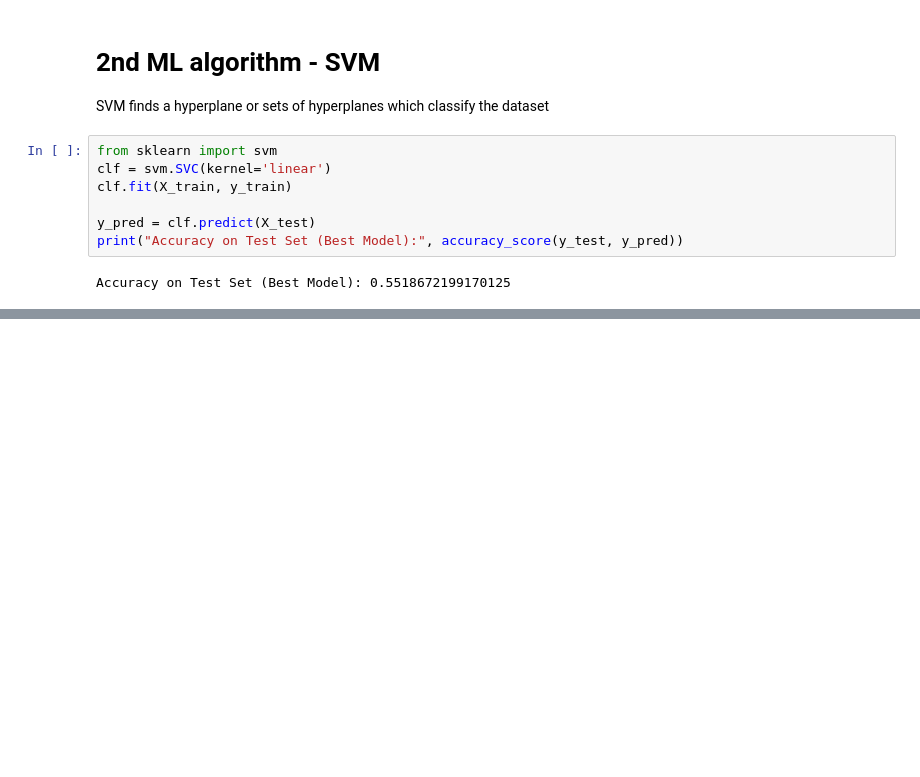
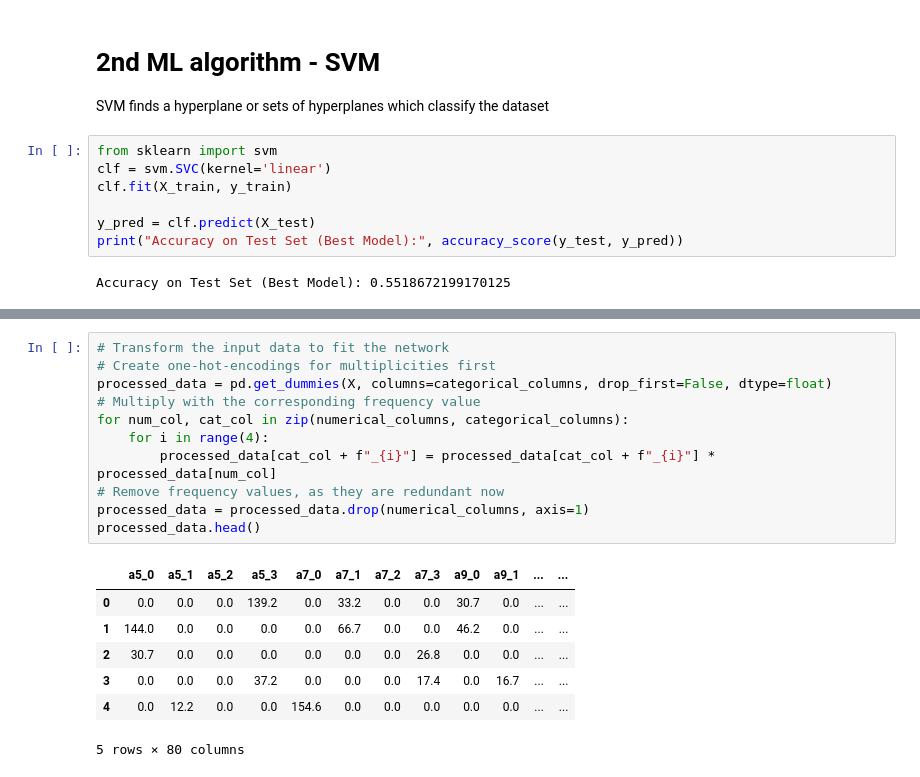
Before and after one commit to annah15/diterpenes, a Jupyter notebook: data_preprocessing.ipynb, the cells around one changed output, grey strips where cells are left out. Drawn from its saved outputs; the diff is of its cells as text; blank space fills up the shorter version.

Commit message:
Add neural network

```diff
--- a/data_preprocessing.ipynb
+++ b/data_preprocessing.ipynb
@@ -385,0 +410,19 @@ Accuracy on Test Set (Best Model): 0.5518672199170125
+# %%
+# Transform the input data to fit the network
+# Create one-hot-encodings for multiplicities first
+processed_data = pd.get_dummies(X, columns=categorical_columns, drop_first=False, dtype=float)
+# Multiply with the corresponding frequency value
+for num_col, cat_col in zip(numerical_columns, categorical_columns):
+    for i in range(4):
+        processed_data[cat_col + f"_{i}"] = processed_data[cat_col + f"_{i}"] * processed_data[num_col]
+# Remove frequency values, as they are redundant now
+processed_data = processed_data.drop(numerical_columns, axis=1)
+processed_data.head()
+# %% [output]
+|  | a5_0 | a5_1 | a5_2 | a5_3 | a7_0 | a7_1 | a7_2 | a7_3 | a9_0 | a9_1 | ... | ... |
+| 0 | 0.0 | 0.0 | 0.0 | 139.2 | 0.0 | 33.2 | 0.0 | 0.0 | 30.7 | 0.0 | ... | ... |
+| 1 | 144.0 | 0.0 | 0.0 | 0.0 | 0.0 | 66.7 | 0.0 | 0.0 | 46.2 | 0.0 | ... | ... |
+| 2 | 30.7 | 0.0 | 0.0 | 0.0 | 0.0 | 0.0 | 0.0 | 26.8 | 0.0 | 0.0 | ... | ... |
+| 3 | 0.0 | 0.0 | 0.0 | 37.2 | 0.0 | 0.0 | 0.0 | 17.4 | 0.0 | 16.7 | ... | ... |
+| 4 | 0.0 | 12.2 | 0.0 | 0.0 | 154.6 | 0.0 | 0.0 | 0.0 | 0.0 | 0.0 | ... | ... |
+5 rows × 80 columns
```
Also changed, not shown: parts of 9 cells of this notebook.
